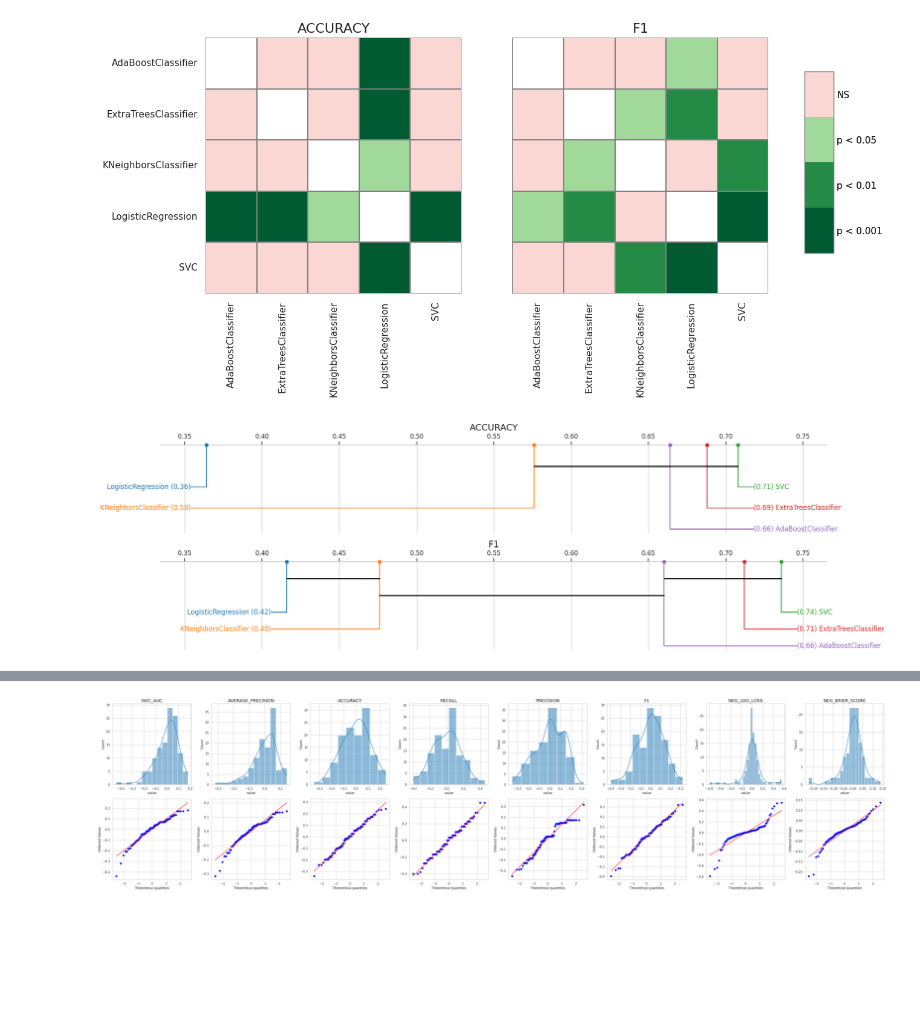
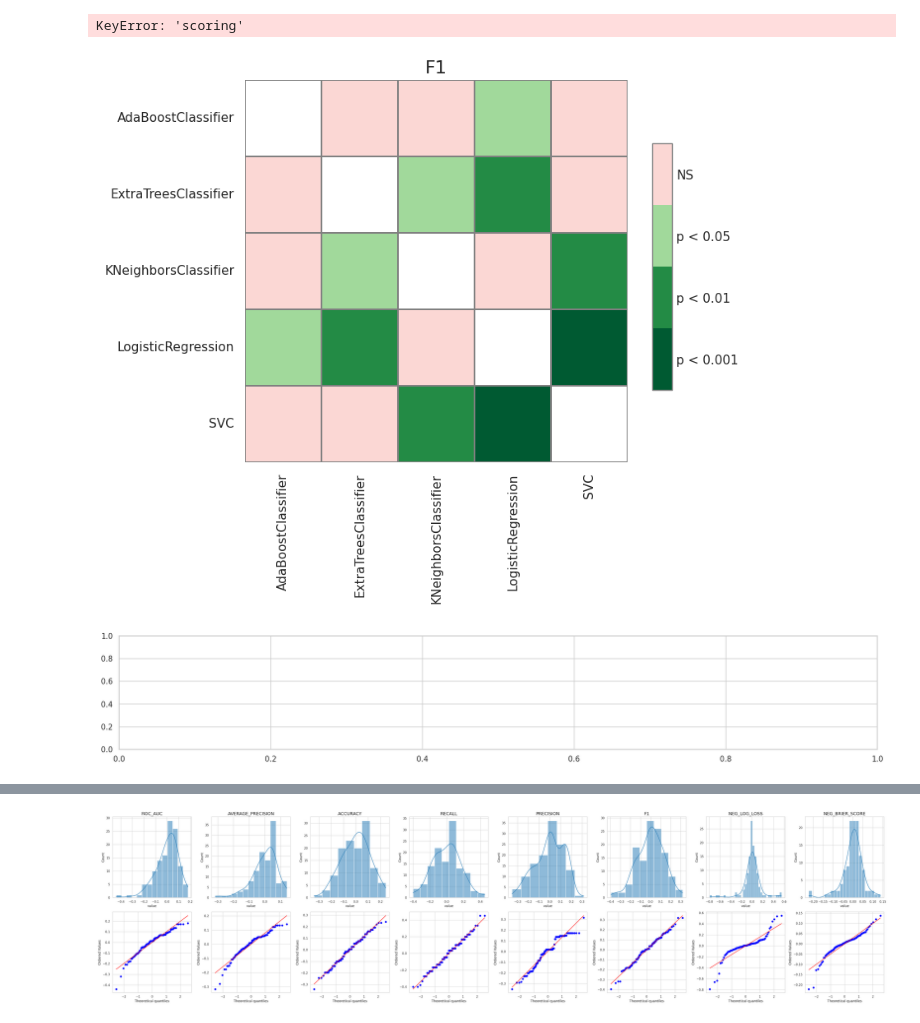
Before and after one commit to Medicine-Artificial-Intelligence/ProQSAR, a Jupyter notebook: check_code.ipynb, the cells around one changed output, grey strips where cells are left out. Drawn from its saved outputs; the diff is of its cells as text; code cells hidden in the pictures; blank space fills up the shorter version.

```diff
--- a/check_code.ipynb
+++ b/check_code.ipynb
@@ -6,7 +6,7 @@ import pandas as pd
 import matplotlib
 import warnings
 from sklearn.datasets import make_classification, make_regression
-from ProQSAR.ModelDeveloper.model_validation import cross_validation_report
+from ProQSAR.ModelDeveloper.model_validation import ModelValidation
 warnings.filterwarnings("ignore", category=FutureWarning)
 
 def create_classification_data(
@@ -49,7 +49,7 @@ scoring_list = [
 select_model = ["LogisticRegression", "KNeighborsClassifier", "SVC", "ExtraTreesClassifier", "AdaBoostClassifier"]
 
 class_data = create_classification_data()
-cv_result = cross_validation_report(
+cv_result = ModelValidation.cross_validation_report(
     class_data,
     activity_col="Activity",
     id_col="ID",
@@ -60,8 +60,14 @@ cv_result = cross_validation_report(
     save_csv=False)
 from IPython.display import display
 display(cv_result)
+
+
+scoring_list2 = [
+            "roc_auc",
+            "average_precision",
+            "accuracy"]
+select_model2 = ["LogisticRegression", "KNeighborsClassifier", "SVC"]
 from ProQSAR.Analysis.statistical_analysis import StatisticalAnalysis
-
-report_long = StatisticalAnalysis.extract_scoring_dfs(report_df=cv_result, scoring_list=scoring_list)
-display(report_long)
+report, scoring, method = StatisticalAnalysis.extract_scoring_dfs(report_df=cv_result, scoring_list=scoring_list2, method_list=select_model2, melt=False)
+display(report)
 # %% [output]
@@ -83,5 +165,6 @@ TypeError: StatisticalAnalysis.extract_scoring_dfs() missing 1 required position
 # %%
-pc_results = StatisticalAnalysis.posthoc_conover_friedman(report_df=report_long, scoring_list=['accuracy','f1'])
+pc_results = StatisticalAnalysis.posthoc_conover_friedman(report_df=cv_result, scoring_list="f1")
 # %% [output]
+KeyError: 'scoring'
-[figure, old version]
+[figure, new version]
-[figure, old version]
+[figure, new version]
```
Also changed, not shown: parts of 11 cells of this notebook, 5 other files.
